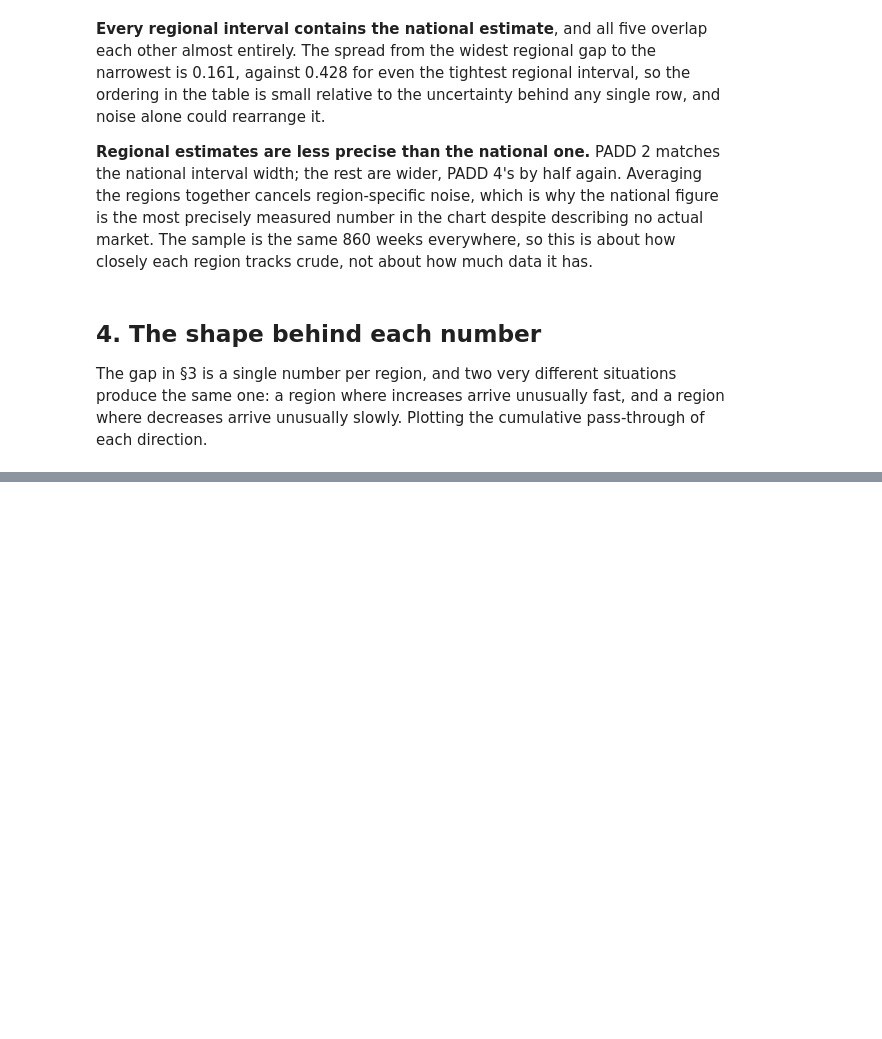
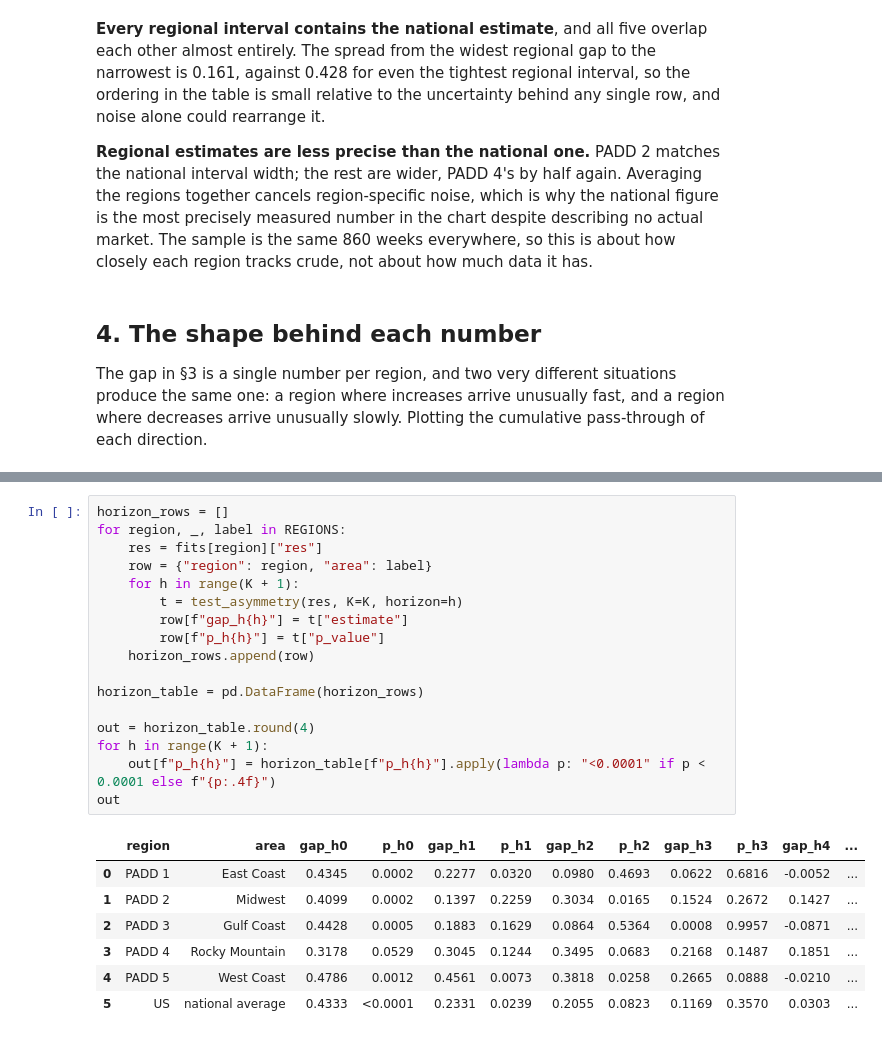
Before and after one commit to ElKuksi/gasoline-rockets-and-feathers, a Jupyter notebook: notebooks/08_regional.ipynb, the cells around one changed output, grey strips where cells are left out. Cells and saved outputs as stored; diff of their text form; blank space fills up the shorter version.

```diff
--- a/notebooks/08_regional.ipynb
+++ b/notebooks/08_regional.ipynb
@@ -301,0 +312,25 @@ week 4.
+# %%
+horizon_rows = []
+for region, _, label in REGIONS:
+    res = fits[region]["res"]
+    row = {"region": region, "area": label}
+    for h in range(K + 1):
+        t = test_asymmetry(res, K=K, horizon=h)
+        row[f"gap_h{h}"] = t["estimate"]
+        row[f"p_h{h}"] = t["p_value"]
+    horizon_rows.append(row)
+
+horizon_table = pd.DataFrame(horizon_rows)
+
+out = horizon_table.round(4)
+for h in range(K + 1):
+    out[f"p_h{h}"] = horizon_table[f"p_h{h}"].apply(lambda p: "<0.0001" if p < 0.0001 else f"{p:.4f}")
+out
+# %% [output]
+|  | region | area | gap_h0 | p_h0 | gap_h1 | p_h1 | gap_h2 | p_h2 | gap_h3 | p_h3 | gap_h4 | ... |
+| 0 | PADD 1 | East Coast | 0.4345 | 0.0002 | 0.2277 | 0.0320 | 0.0980 | 0.4693 | 0.0622 | 0.6816 | -0.0052 | ... |
+| 1 | PADD 2 | Midwest | 0.4099 | 0.0002 | 0.1397 | 0.2259 | 0.3034 | 0.0165 | 0.1524 | 0.2672 | 0.1427 | ... |
+| 2 | PADD 3 | Gulf Coast | 0.4428 | 0.0005 | 0.1883 | 0.1629 | 0.0864 | 0.5364 | 0.0008 | 0.9957 | -0.0871 | ... |
+| 3 | PADD 4 | Rocky Mountain | 0.3178 | 0.0529 | 0.3045 | 0.1244 | 0.3495 | 0.0683 | 0.2168 | 0.1487 | 0.1851 | ... |
+| 4 | PADD 5 | West Coast | 0.4786 | 0.0012 | 0.4561 | 0.0073 | 0.3818 | 0.0258 | 0.2665 | 0.0888 | -0.0210 | ... |
+| 5 | US | national average | 0.4333 | <0.0001 | 0.2331 | 0.0239 | 0.2055 | 0.0823 | 0.1169 | 0.3570 | 0.0303 | ... |
```
Also changed, not shown: parts of 9 cells of this notebook.
